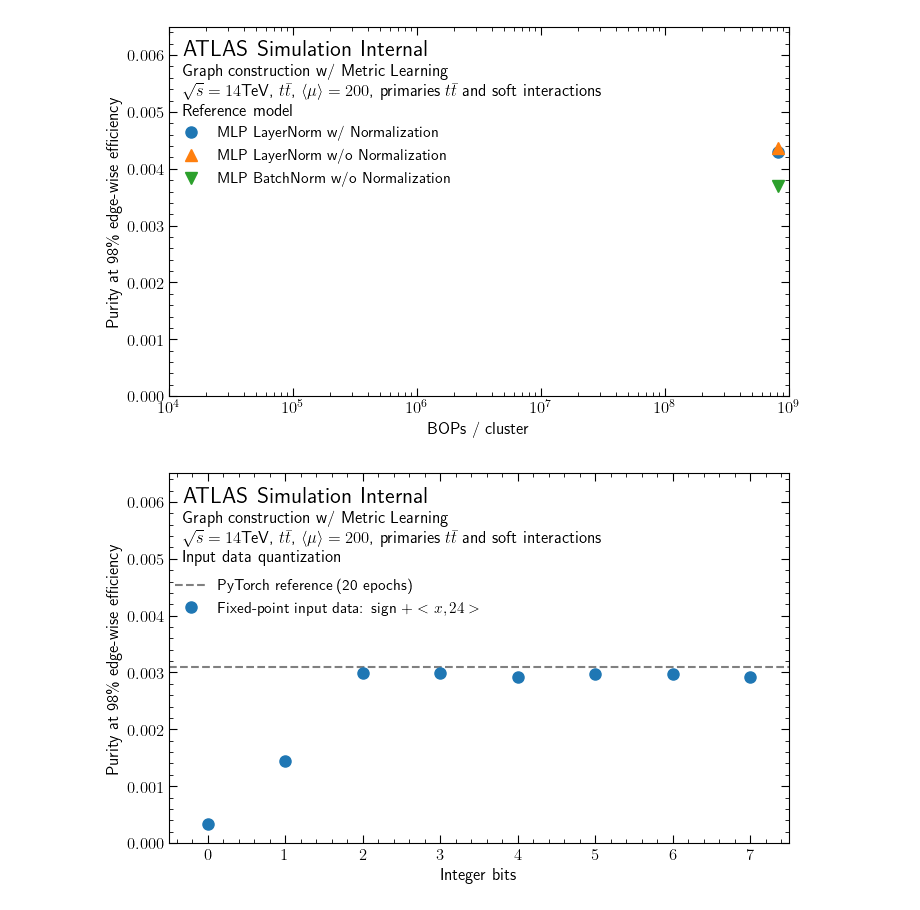
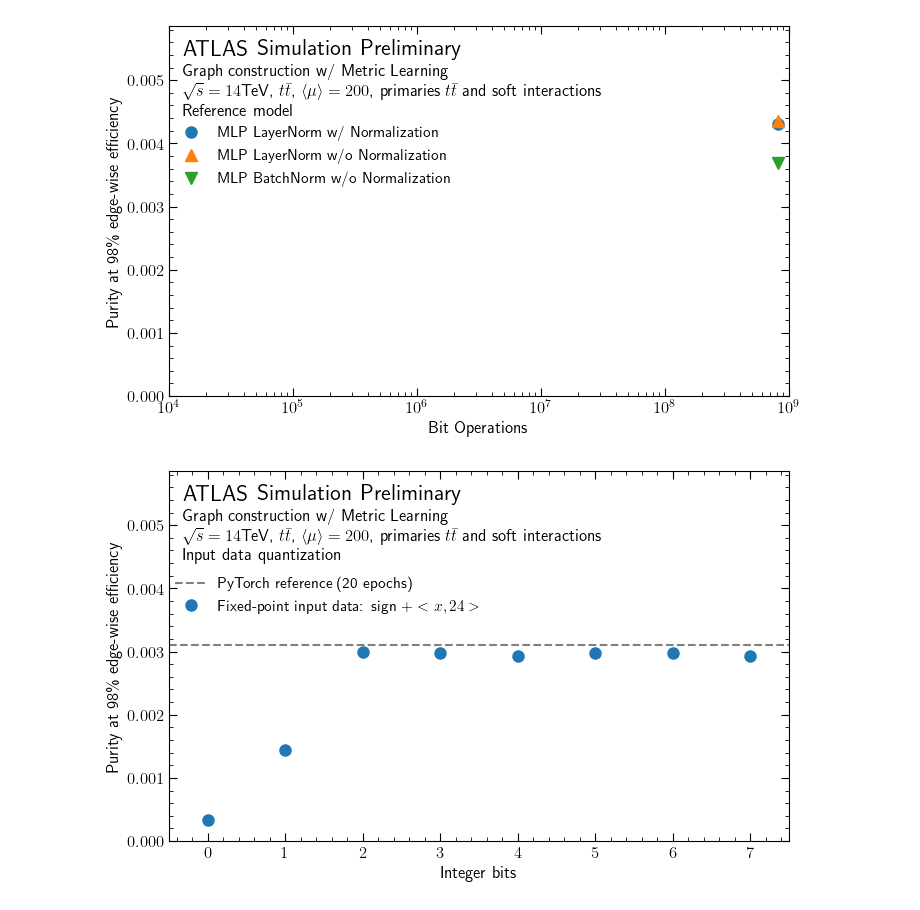
Before and after one commit to GNN4ITkTeam/CommonFramework, a Jupyter notebook: examples/Example_2/scripts/plotter.ipynb, the cells around one changed output. Cells and saved outputs as stored; diff of their text form; code cells hidden in the pictures.

```diff
--- a/examples/Example_2/scripts/plotter.ipynb
+++ b/examples/Example_2/scripts/plotter.ipynb
@@ -153,7 +153,7 @@ reference_label = "PyTorch reference"
 reference_20_label = "PyTorch reference (20 epochs)"
 # %%
 def run_atlas(more_subtext=""):
-      atlas.atlasify("Simulation Internal",
+      atlas.atlasify("Simulation Preliminary",
                      subtext="Graph construction w/ Metric Learning" + "\n" +
                      r"$\sqrt{s}=14$TeV, $t \bar{t}$, $\langle \mu \rangle = 200$, primaries $t \bar{t}$ and soft interactions"+ "\n" +
                      more_subtext)
@@ -421,29 +421,29 @@ plt.rcParams['text.usetex'] = True
 x_min = 1e4
 x_max = 1e9
 y_min = 0
-y_max = 0.005
+y_max = 0.0045
 # %%
 png_index = 98
 # references only
 fig = plt.figure(figsize=(8,4.8))
 ax = plt.subplot()
 #ax.axline((1e8,reference[0][0]),(1e9,reference[0][0]),linestyle = 'dashed', color = "gray")
 ax.set_ylabel(purity_labels[0])
 ax.set_xscale('log')
 ax.set_ylim(y_min,y_max)
 ax.set_xlim(x_min,x_max)
-ax.set_xlabel("BOPs / cluster")
+ax.set_xlabel("Bit Operations")
 
 index = 0
 for pur_file, graph_label in zip(ref_vs_bops, label_files_mlp):
     for lab, pur, ref in zip (purity_labels, pur_file, reference):
         ax.plot(pur_file[1],pur, label = graph_label, alpha=1, marker=markerstyles[index], markersize = markersize, linestyle="none") #, linestyle=linestyles[idfile%3], marker = markerstyles[idfile%3]) ##plotting )
         ax.legend(loc=(0,0.55))
         index = index + 1
 run_atlas("Reference model")
 plt.savefig(f"{artifacts_path}plots/reference_{png_index}.png")
 # %% [output]
-[figure, old version]
+[figure, new version]
 # %%
 png_index = 98
 for lab, pur, ref in zip (purity_labels, pur_vs_int, reference_20):
@@ -459,7 +459,7 @@ for lab, pur, ref in zip (purity_labels, pur_vs_int, reference_20):
     run_atlas("Input data quantization")
     plt.savefig(f"{artifacts_path}plots/integer_{png_index}.png")
 # %% [output]
-[figure, old version]
+[figure, new version]
 # %%
 png_index = 98
 for lab, pur, ref in zip (purity_labels, pur_vs_fra, reference_20):
```
Also changed, not shown: parts of 7 cells of this notebook, 4 other files.
